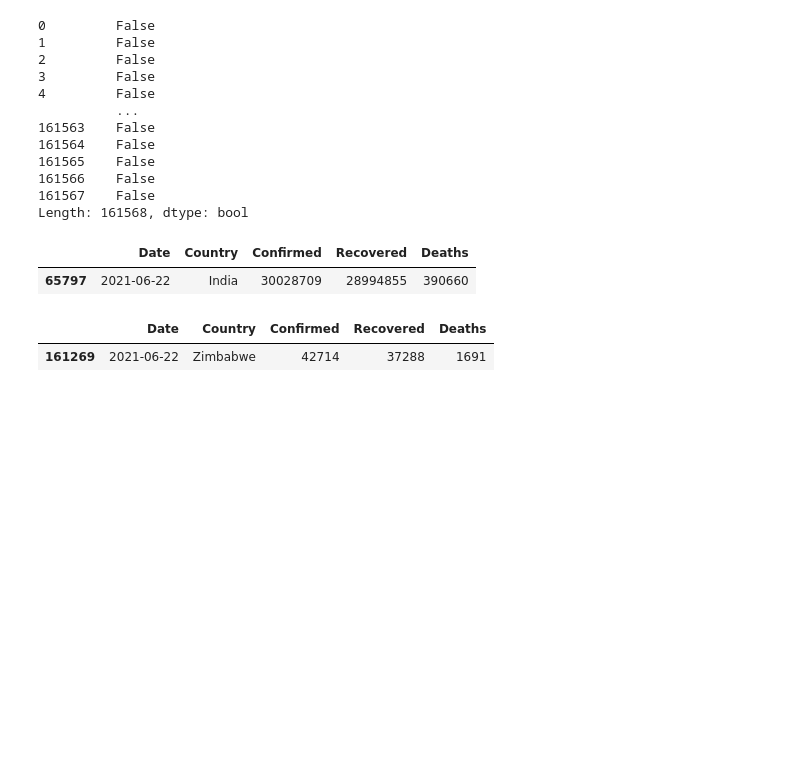
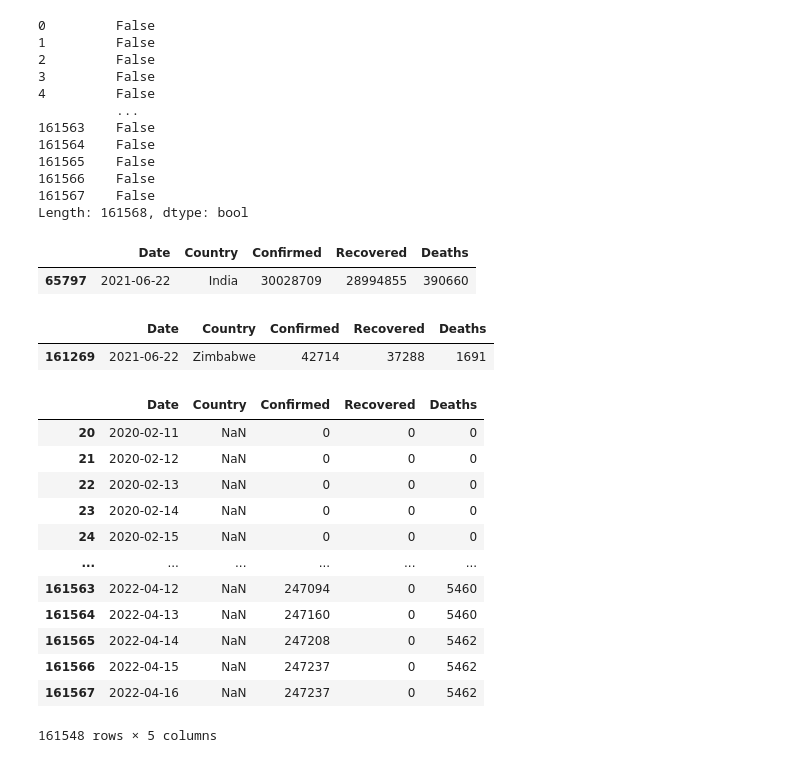
Before and after one commit to Hrx28/Covid-data-Analysis, a Jupyter notebook: pandas_.ipynb, the cells around one changed output. Drawn from its saved outputs; the diff is of its cells as text; code cells hidden in the pictures; blank space fills up the shorter version.

```diff
--- a/pandas_.ipynb
+++ b/pandas_.ipynb
@@ -152,3 +182,20 @@ country_data.query("(Country=='Zimbabwe') & (Date == '2021-06-22')")
 # %% [output]
 |  | Date | Country | Confirmed | Recovered | Deaths |
 | 161269 | 2021-06-22 | Zimbabwe | 42714 | 37288 | 1691 |
+# %%
+split1=country_data.iloc[20:]
+split1
+# %% [output]
+|  | Date | Country | Confirmed | Recovered | Deaths |
+| 20 | 2020-02-11 | NaN | 0 | 0 | 0 |
+| 21 | 2020-02-12 | NaN | 0 | 0 | 0 |
+| 22 | 2020-02-13 | NaN | 0 | 0 | 0 |
+| 23 | 2020-02-14 | NaN | 0 | 0 | 0 |
+| 24 | 2020-02-15 | NaN | 0 | 0 | 0 |
+| ... | ... | ... | ... | ... | ... |
+| 161563 | 2022-04-12 | NaN | 247094 | 0 | 5460 |
+| 161564 | 2022-04-13 | NaN | 247160 | 0 | 5460 |
+| 161565 | 2022-04-14 | NaN | 247208 | 0 | 5462 |
+| 161566 | 2022-04-15 | NaN | 247237 | 0 | 5462 |
+| 161567 | 2022-04-16 | NaN | 247237 | 0 | 5462 |
+161548 rows × 5 columns
```
Also changed, not shown: parts of 7 cells of this notebook.
